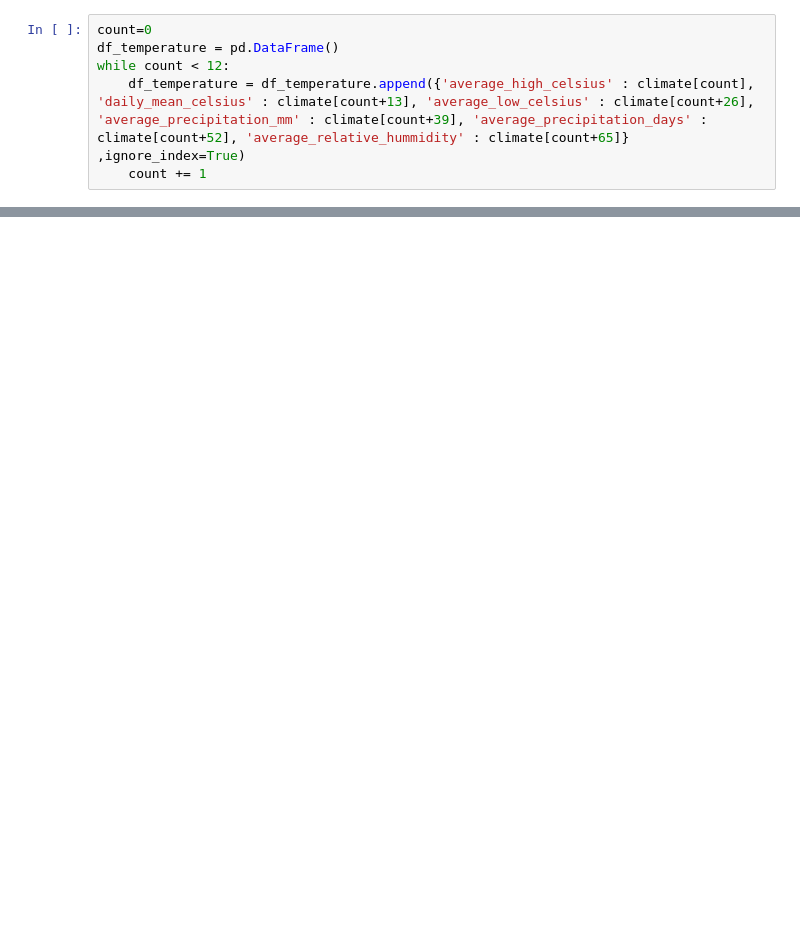
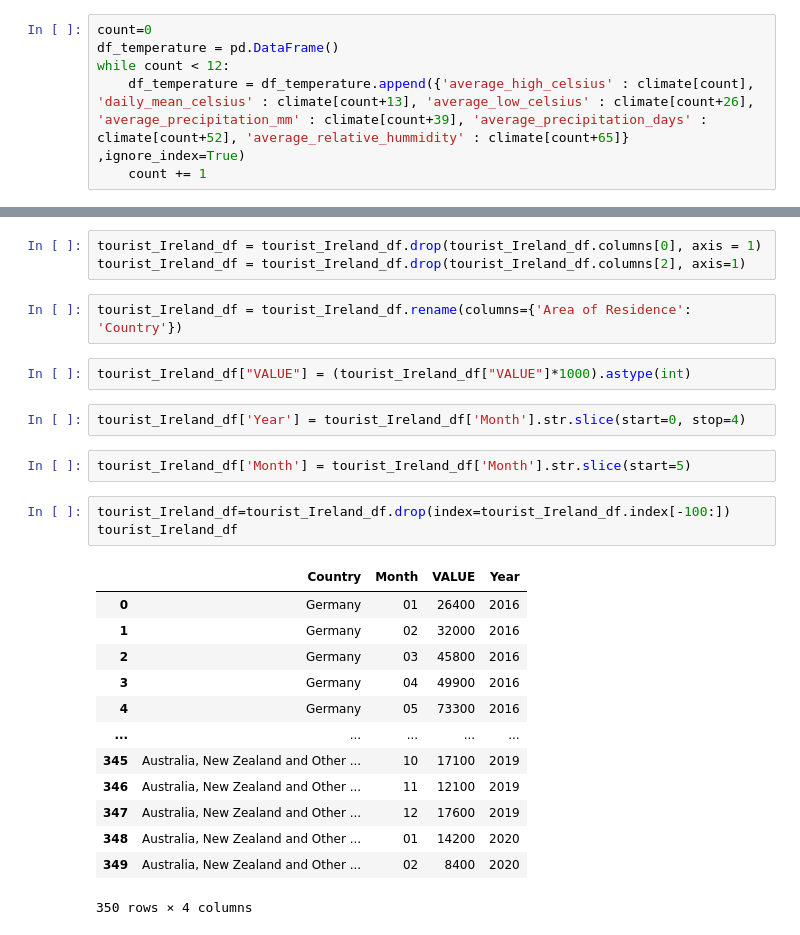
Before and after one commit to Amogh4u/ML_Ireland_tourism_prediction, a Jupyter notebook: project_code.ipynb, the cells around one changed output, grey strips where cells are left out. Drawn from its saved outputs; the diff is of its cells as text; blank space fills up the shorter version.

```diff
--- a/project_code.ipynb
+++ b/project_code.ipynb
@@ -135,0 +88,28 @@ new_df
+# %%
+tourist_Ireland_df = tourist_Ireland_df.drop(tourist_Ireland_df.columns[0], axis = 1)
+tourist_Ireland_df = tourist_Ireland_df.drop(tourist_Ireland_df.columns[2], axis=1)
+# %%
+tourist_Ireland_df = tourist_Ireland_df.rename(columns={'Area of Residence': 'Country'})
+# %%
+tourist_Ireland_df["VALUE"] = (tourist_Ireland_df["VALUE"]*1000).astype(int)
+# %%
+tourist_Ireland_df['Year'] = tourist_Ireland_df['Month'].str.slice(start=0, stop=4)
+# %%
+tourist_Ireland_df['Month'] = tourist_Ireland_df['Month'].str.slice(start=5)
+# %%
+tourist_Ireland_df=tourist_Ireland_df.drop(index=tourist_Ireland_df.index[-100:])
+tourist_Ireland_df
+# %% [output]
+|  | Country | Month | VALUE | Year |
+| 0 | Germany | 01 | 26400 | 2016 |
+| 1 | Germany | 02 | 32000 | 2016 |
+| 2 | Germany | 03 | 45800 | 2016 |
+| 3 | Germany | 04 | 49900 | 2016 |
+| 4 | Germany | 05 | 73300 | 2016 |
+| ... | ... | ... | ... | ... |
+| 345 | Australia, New Zealand and Other ... | 10 | 17100 | 2019 |
+| 346 | Australia, New Zealand and Other ... | 11 | 12100 | 2019 |
+| 347 | Australia, New Zealand and Other ... | 12 | 17600 | 2019 |
+| 348 | Australia, New Zealand and Other ... | 01 | 14200 | 2020 |
+| 349 | Australia, New Zealand and Other ... | 02 | 8400 | 2020 |
+350 rows × 4 columns
```
Also changed, not shown: parts of 14 cells of this notebook, 2 other files.
